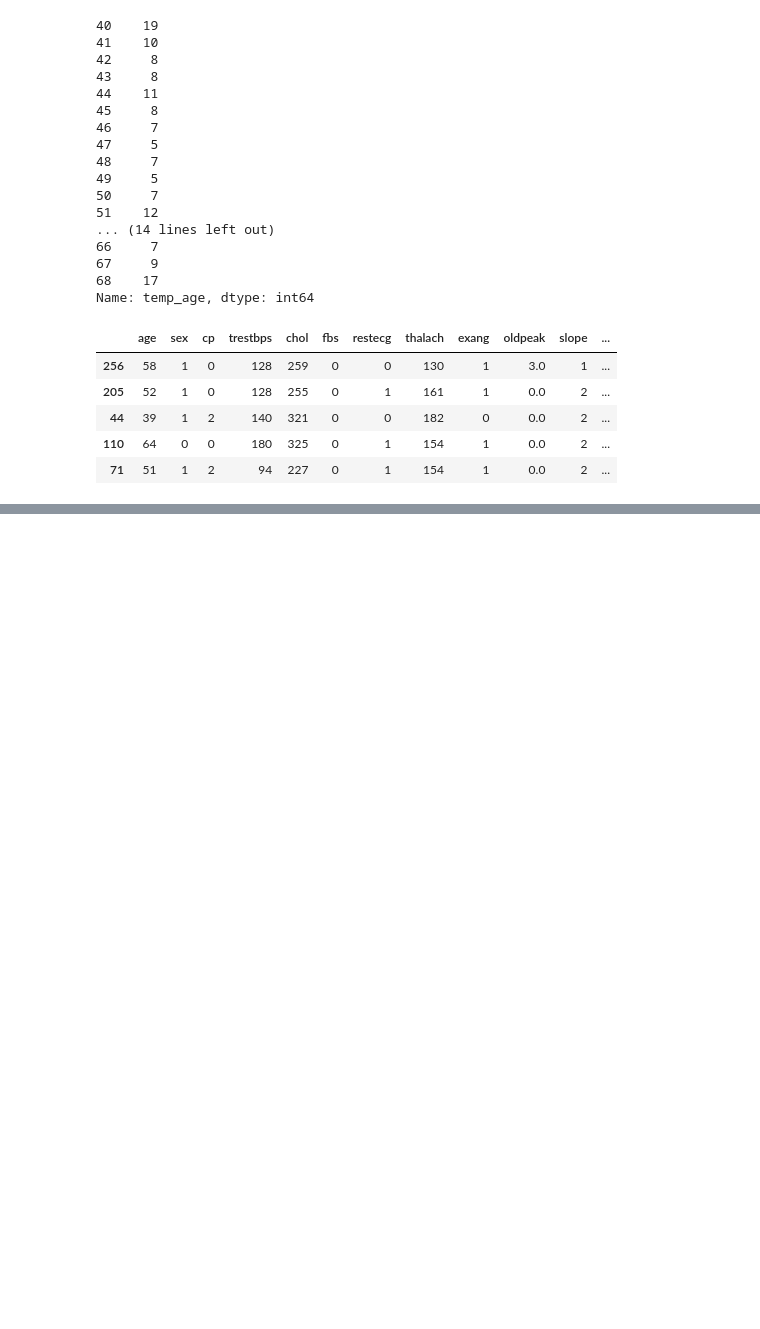
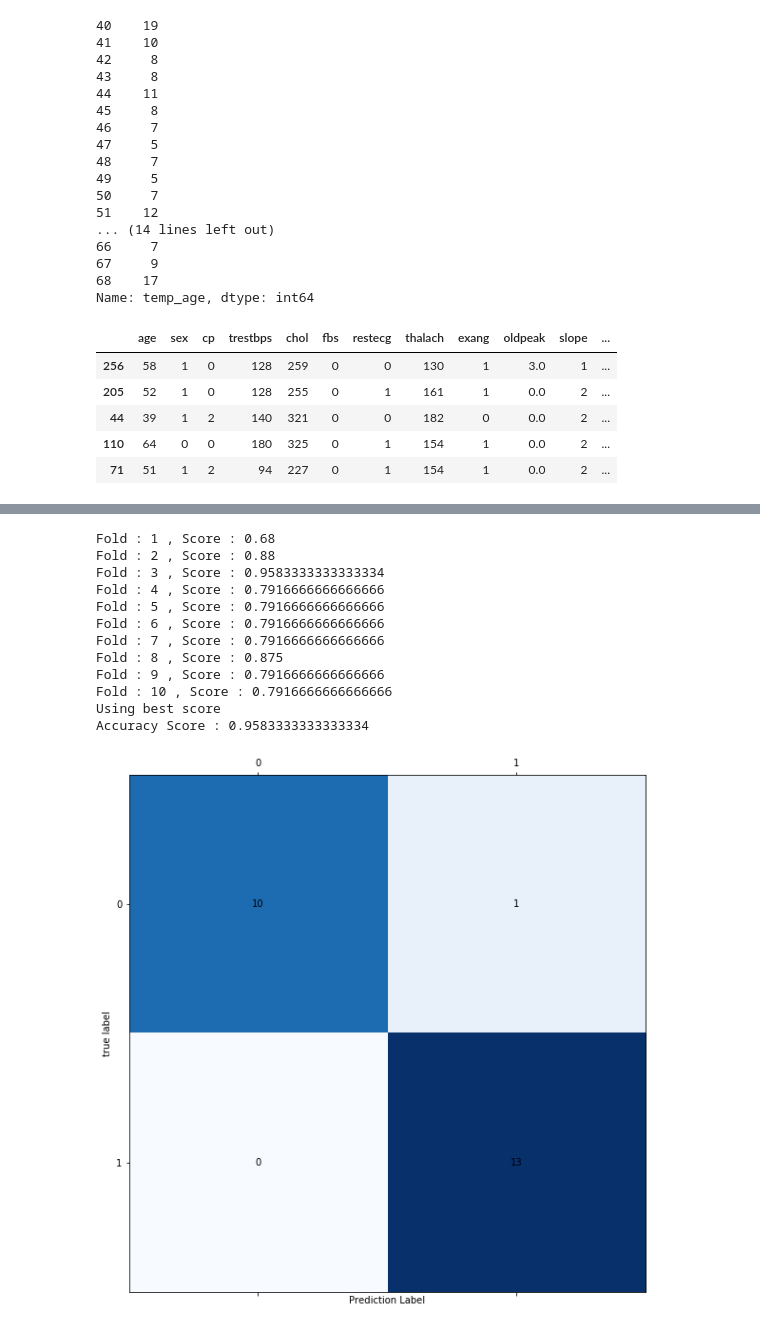
Before and after one commit to MusaTamzid05/ThesisModels, a Jupyter notebook: heat-attack-prediction/Prototype-4(Data_Spliting).ipynb, the cells around one changed output, grey strips where cells are left out. Saved outputs shown, nothing was run; the diff lists cells and outputs as text; code cells hidden in the pictures; blank space fills up the shorter version.

```diff
--- a/heat-attack-prediction/Prototype-4(Data_Spliting).ipynb
+++ b/heat-attack-prediction/Prototype-4(Data_Spliting).ipynb
@@ -150,0 +242,9 @@ strat_train_set.head()
+# %%
+from sklearn.model_selection import cross_val_score
+
+n_folds = 7
+scores = cross_val_score(estimator = des_classifier , X = strat_train_X_std_lda , y = strat_train_y ,
+                        cv = n_folds , n_jobs = 1)
+
+for index , score in enumerate(scores):
+    print("Fold {} => {}".format(index ,score))
@@ -150,0 +259,53 @@ strat_train_set.head()
+# %%
+
+def test_stratified_fold(clf , X , y , n_fold):
+
+    best_score = -100
+    best_index = 0
+    best_data = None
+
+    skf = StratifiedKFold(n_splits= n_fold)
+
+    current_index = 0
+
+    for train_index , test_index in skf.split(X , y):
+        X_train , y_train = X[train_index] , y.iloc[train_index]
+        X_test , y_test = X[test_index] , y.iloc[test_index]
+
+        clf.fit(X_train , y_train)
+        predictions = clf.predict(X_test)
+        score = accuracy_score(y_test , predictions)
+        print("Fold : {} , Score : {}".format(current_index + 1,score))
+
+        if score > best_score:
+            best_index = current_index
+            best_score = score
+            best_data = (X_train , y_train , X_test , y_test)
+
+        current_index += 1
+
+    print("Using best score")
+
+    clf.fit(best_data[0] , best_data[1])
+    show_classifier_result(clf , best_data[2] , best_data[3])
+
+
+
+
+
+
+test_stratified_fold(des_classifier , strat_train_X_std_lda , strat_train_y , 10)
+# %% [output]
+Fold : 1 , Score : 0.68
+Fold : 2 , Score : 0.88
+Fold : 3 , Score : 0.9583333333333334
+Fold : 4 , Score : 0.7916666666666666
+Fold : 5 , Score : 0.7916666666666666
+Fold : 6 , Score : 0.7916666666666666
+Fold : 7 , Score : 0.7916666666666666
+Fold : 8 , Score : 0.875
+Fold : 9 , Score : 0.7916666666666666
+Fold : 10 , Score : 0.7916666666666666
+Using best score
+Accuracy Score : 0.9583333333333334
+[figure, added]
```
Also changed, not shown: parts of 13 cells of this notebook.
